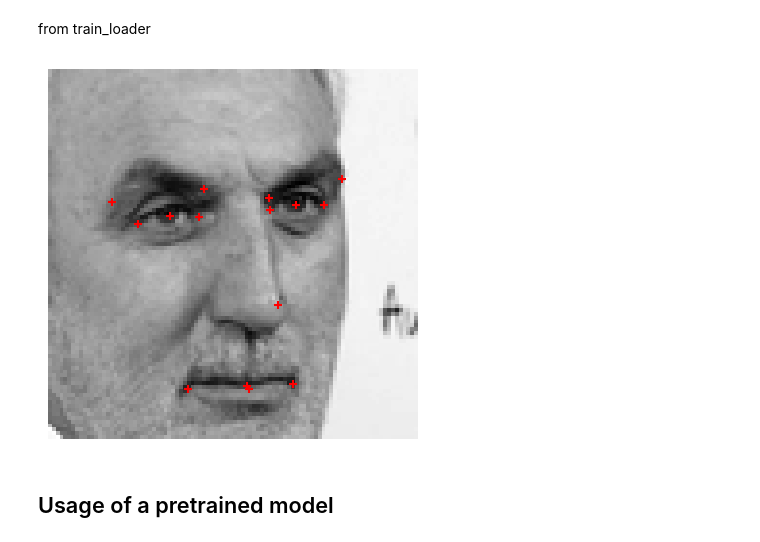
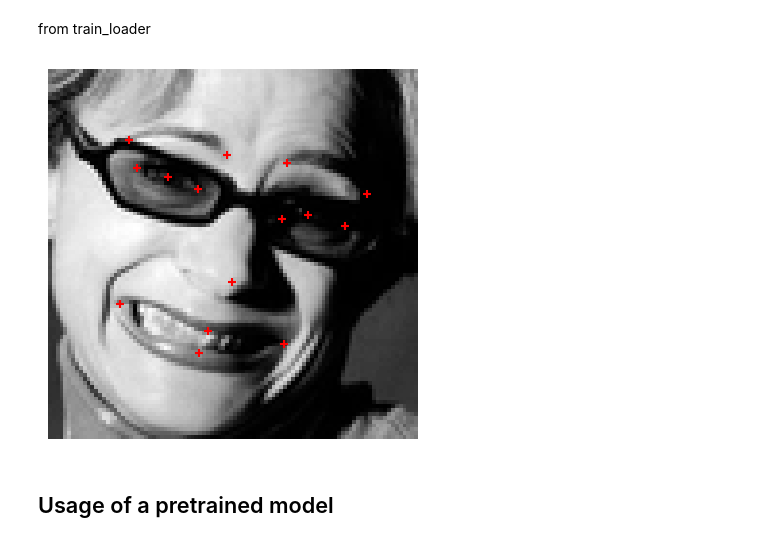
Before and after one commit to janburian/MPV, a Jupyter notebook: facial-keypoints-detection/Facial keypoints detection.ipynb, the cells around one changed output. Cells and saved outputs as stored; diff of their text form; code cells hidden in the pictures.

```diff
--- a/facial-keypoints-detection/Facial keypoints detection.ipynb
+++ b/facial-keypoints-detection/Facial keypoints detection.ipynb
@@ -459,8 +454,8 @@ device = torch.device("cuda" if torch.cuda.is_available() else "cpu")
 
 # Split train dataset into 2 parts (train set + validation set)
 # Specify the features (X) and target variable (y)
-X = new_training_data_interpolation.drop('Image', axis=1)  # Keypoints
-y = new_training_data_interpolation['Image'] # Images
+X = new_training_data_interpolation['Image'] # Images
+y = new_training_data_interpolation.drop('Image', axis=1)  # Keypoints
 
 # Split the data into training and validation sets (80 % training set + 20 % validation set)
 X_train, X_valid, y_train, y_valid = train_test_split(X, y, test_size=0.2, random_state=42)
@@ -481,14 +476,15 @@ y_valid shape: (1410,)
 # %%
-# Getting train and validation datasets # TODO
+# Getting train and validation datasets
 train_dataset = FaceKeypointsDataset(
-    data_frame=new_training_data_interpolation,
+    img_data_frame=X_train,
+    keypoints_data_frame=y_train,
     train=True,
     transform=None
 )
 
-
 val_dataset = FaceKeypointsDataset(
-    data_frame=new_training_data_interpolation,
+    img_data_frame=X_valid,
+    keypoints_data_frame=y_valid,
     train=True, # TODO
     transform=None
 )
@@ -535,29 +543,28 @@ from train_loader
 # %%
 def show_image_loader(loader, idx):
     dataiter = iter(loader)
     batch = next(dataiter)
-    image = batch['image'][idx].numpy()  # Extract the first image from the batch
-    keypoints = batch['keypoints'][idx]  # Extract keypoints for the first image
 
-    # If there's only one channel in the image, remove the channel dimension
-#     if len(image.shape) == 3 and image.shape[0] == 1:
-#         image = image.squeeze(0)
+    # Extract the first image and keypoints from the batch
+    image = batch['image'][idx]
+    keypoints = batch['keypoints'][idx] if 'keypoints' in batch else None
 
     # Display the image
     plt.imshow(image, cmap="gray")
 
-    # Plot keypoints on the image
-    for i in range(0, len(keypoints), 2):
-        x, y = keypoints[i], keypoints[i + 1]
-        plt.scatter(x, y, color='red', marker='+')
+    # Plot keypoints on the image if available
+    if keypoints is not None:
+        for i in range(0, len(keypoints), 2):
+            x, y = keypoints[i], keypoints[i + 1]
+            plt.scatter(x, y, color='red', marker='+')
 
-    plt.axis('on')
+    plt.axis('off')
     plt.show()
 
 # Assuming you have a DataLoader named 'train_loader'
-show_image_loader(train_loader, idx = 5)
+show_image_loader(train_loader, idx=0)
 # %% [output]
-[figure, old version]
+[figure, new version]
 # %% [markdown]
 ## Usage of a pretrained model
 # %%
```
Also changed, not shown: parts of 23 cells of this notebook.
